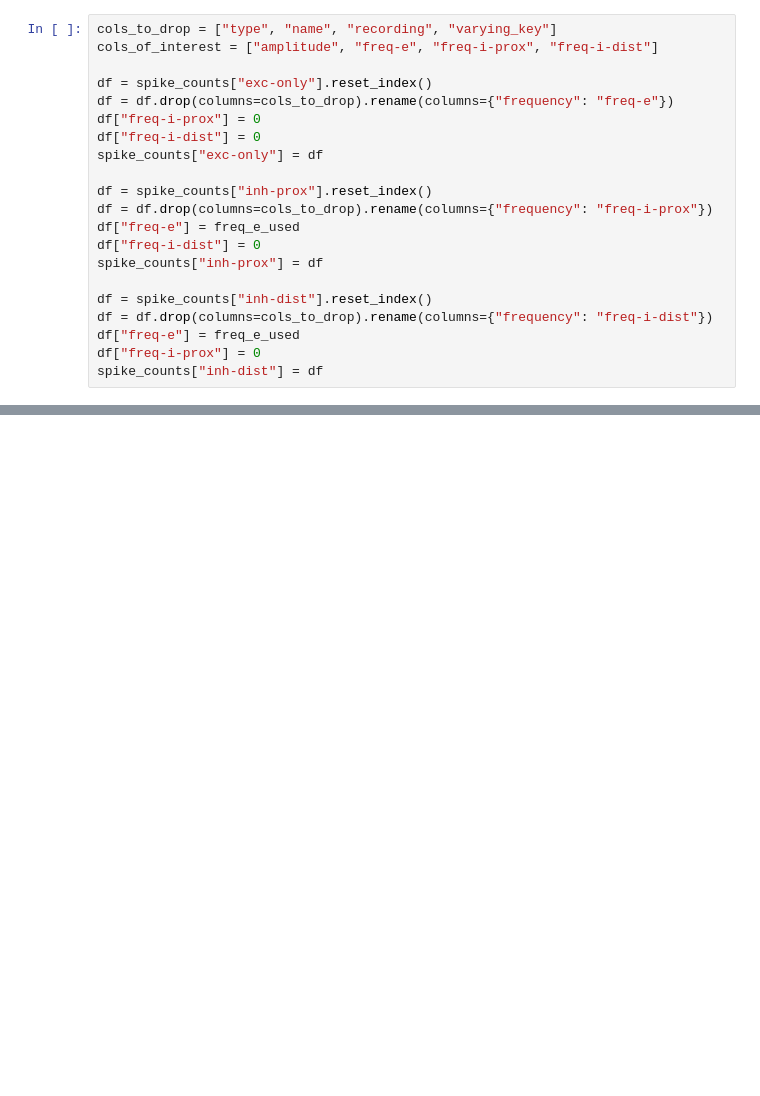
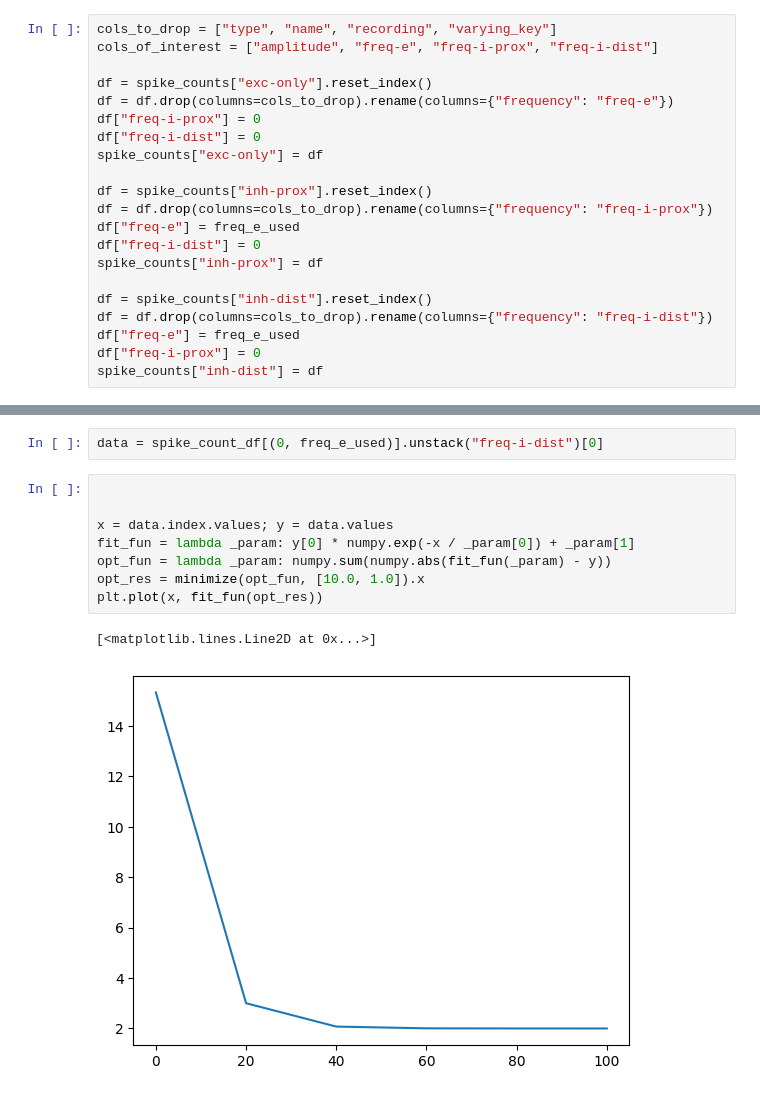
Before and after one commit to MWolfR/prox_dist_inhibition, a Jupyter notebook: Cellular/compare_inhibition_types/analysis_notebook.ipynb, the cells around one changed output, grey strips where cells are left out. Cells and saved outputs as stored; diff of their text form; blank space fills up the shorter version.

```diff
--- a/Cellular/compare_inhibition_types/analysis_notebook.ipynb
+++ b/Cellular/compare_inhibition_types/analysis_notebook.ipynb
@@ -123,0 +144,13 @@ plt.gca().set_frame_on(False)
+# %%
+data = spike_count_df[(0, freq_e_used)].unstack("freq-i-dist")[0]
+# %%
+
+
+x = data.index.values; y = data.values
+fit_fun = lambda _param: y[0] * numpy.exp(-x / _param[0]) + _param[1]
+opt_fun = lambda _param: numpy.sum(numpy.abs(fit_fun(_param) - y))
+opt_res = minimize(opt_fun, [10.0, 1.0]).x
+plt.plot(x, fit_fun(opt_res))
+# %% [output]
+[<matplotlib.lines.Line2D at 0x...>]
+[figure, added]
```
Also changed, not shown: parts of 2 cells of this notebook, 1 other file.
